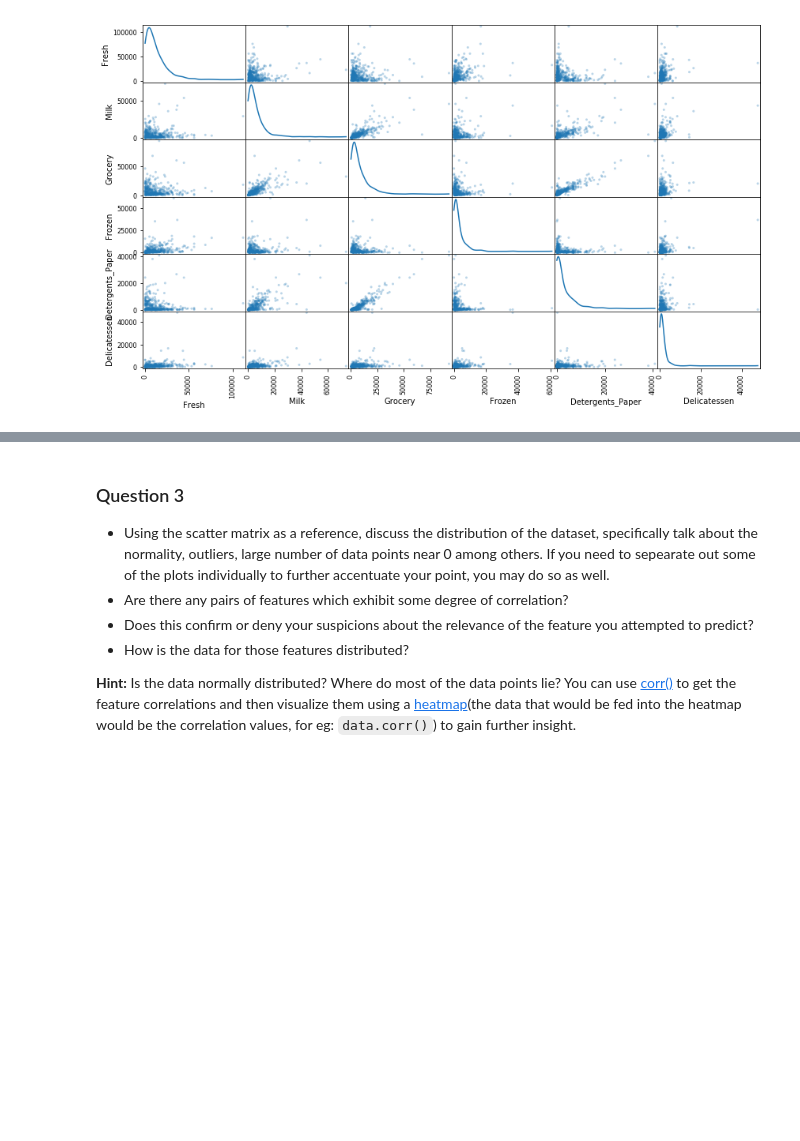
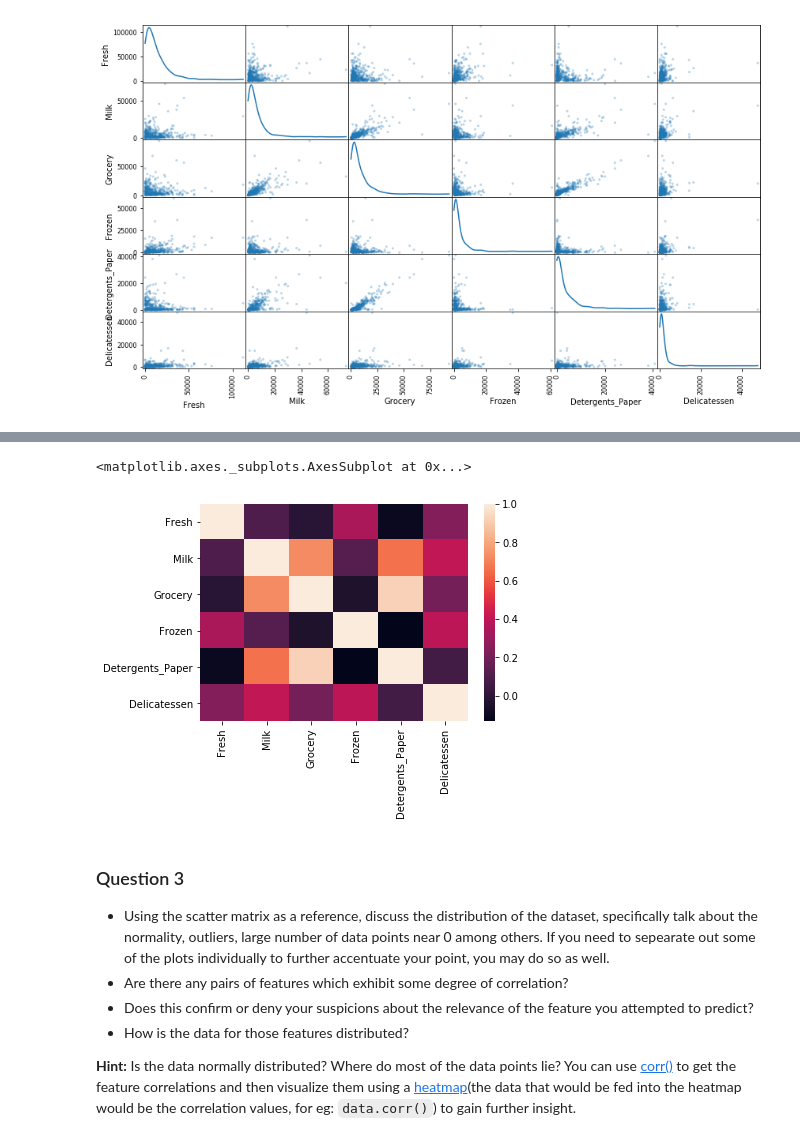
Before and after one commit to Arshad-Burhan/Customer_segments, a Jupyter notebook: customer_segments.ipynb, the cells around one changed output, grey strips where cells are left out. Cells and saved outputs as stored; diff of their text form; code cells hidden in the pictures; blank space fills up the shorter version.

```diff
--- a/customer_segments.ipynb
+++ b/customer_segments.ipynb
@@ -152,3 +155,3 @@ pd.plotting.scatter_matrix(data, alpha = 0.3, figsize = (14,8), diagonal = 'kde'
 # %%
-# correlation = data.corr()
-# display(correlation)
+correlation = data.corr()
+display(correlation)
@@ -155,6 +166,9 @@ pd.plotting.scatter_matrix(data, alpha = 0.3, figsize = (14,8), diagonal = 'kde'
 # %%
-# from seaborn import heatmap
-# heatmap(correlation)
+from seaborn import heatmap
+heatmap(correlation)
+# %% [output]
+<matplotlib.axes._subplots.AxesSubplot at 0x...>
+[figure, added]
 # %% [markdown]
 ### Question 3
 * Using the scatter matrix as a reference, discuss the distribution of the dataset, specifically talk about the normality, outliers, large number of data points near 0 among others. If you need to sepearate out some of the plots individually to further accentuate your point, you may do so as well.
```
Also changed, not shown: parts of 3 cells of this notebook, 1 other file.
